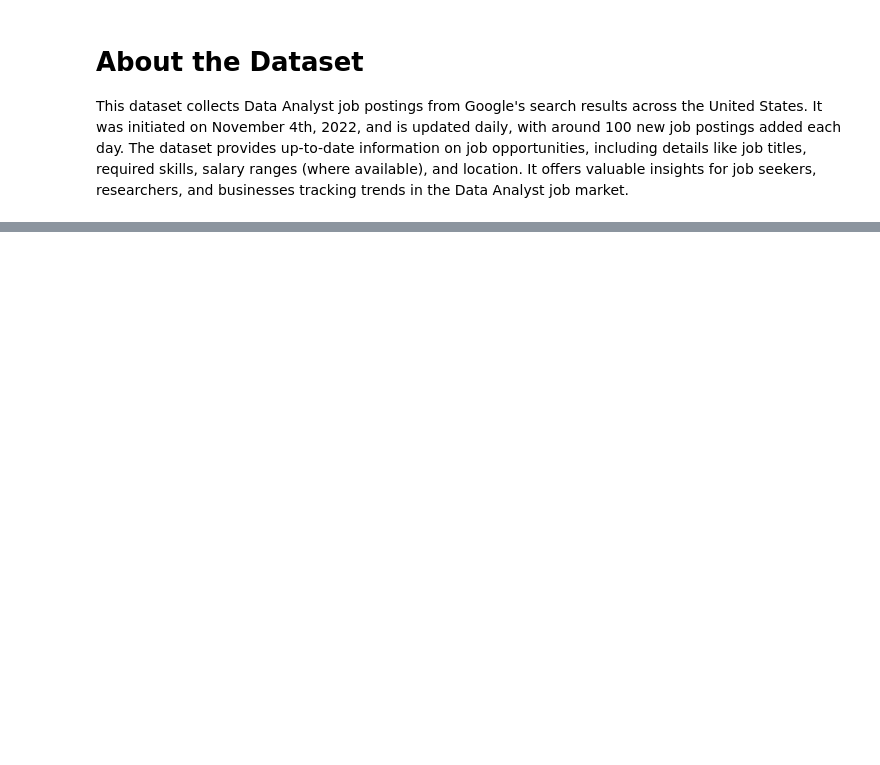
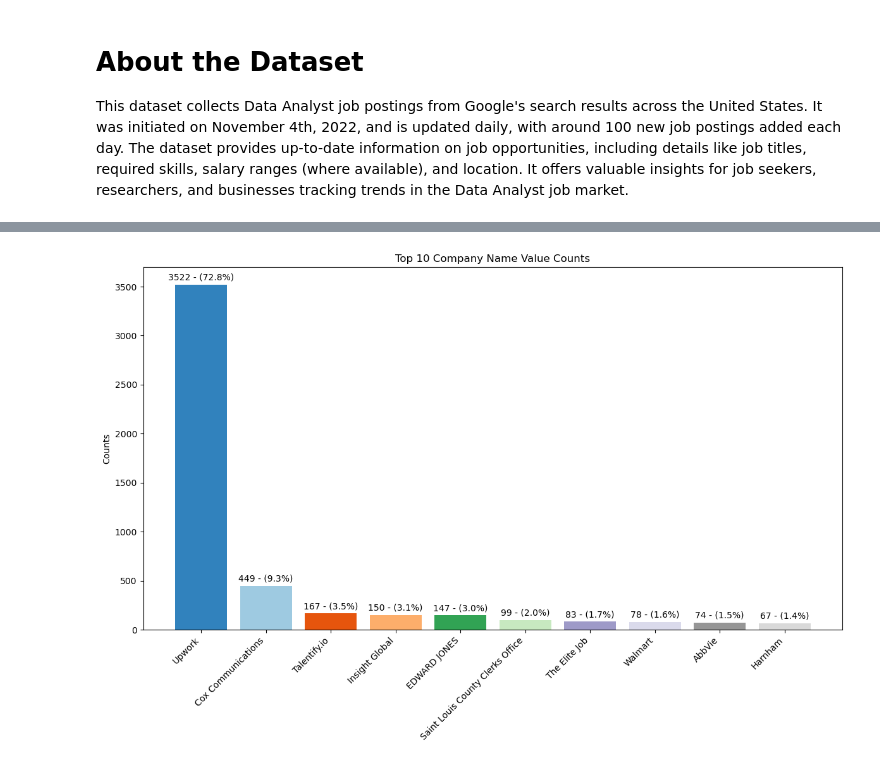
Before and after one commit to KVOclares/NAIT_DATA3450_Project_Group_4_Data_Analyst_Job_Postings, a Jupyter notebook: DATA3450_Data Analyst Job Postings.ipynb, the cells around one changed output, grey strips where cells are left out. Cells and saved outputs as stored; diff of their text form; code cells hidden in the pictures; blank space fills up the shorter version.

```diff
--- a/DATA3450_Data Analyst Job Postings.ipynb
+++ b/DATA3450_Data Analyst Job Postings.ipynb
@@ -69,0 +283,4 @@ df.describe()
+# %%
+plot_value_counts('company_name')
+# %% [output]
+[figure, added]
```
Also changed, not shown: parts of 60 cells of this notebook, 1 other file.
